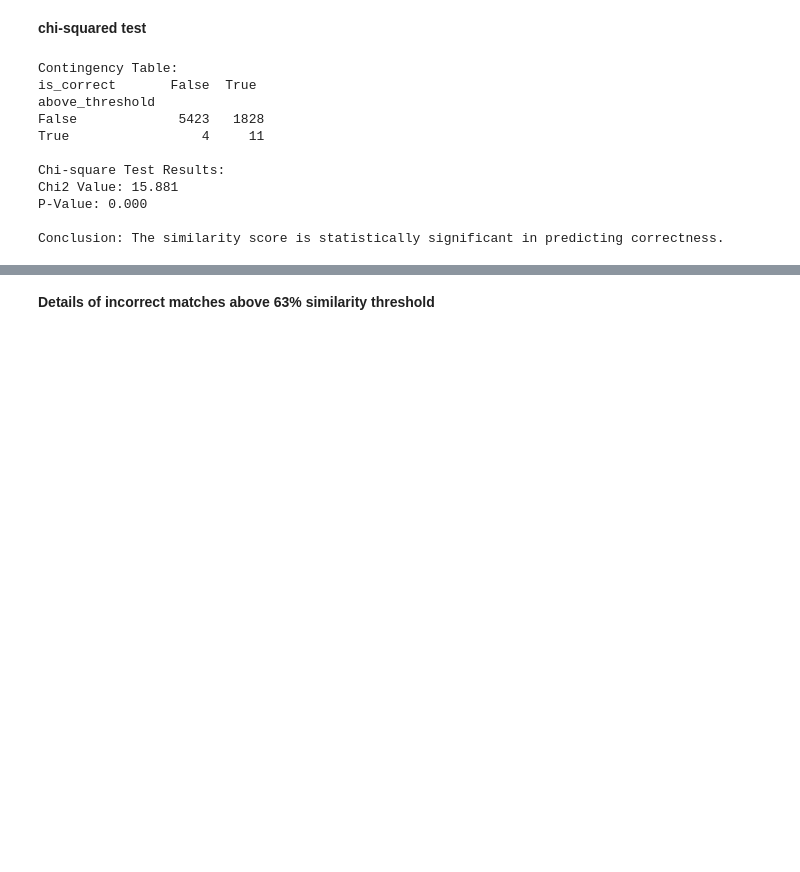
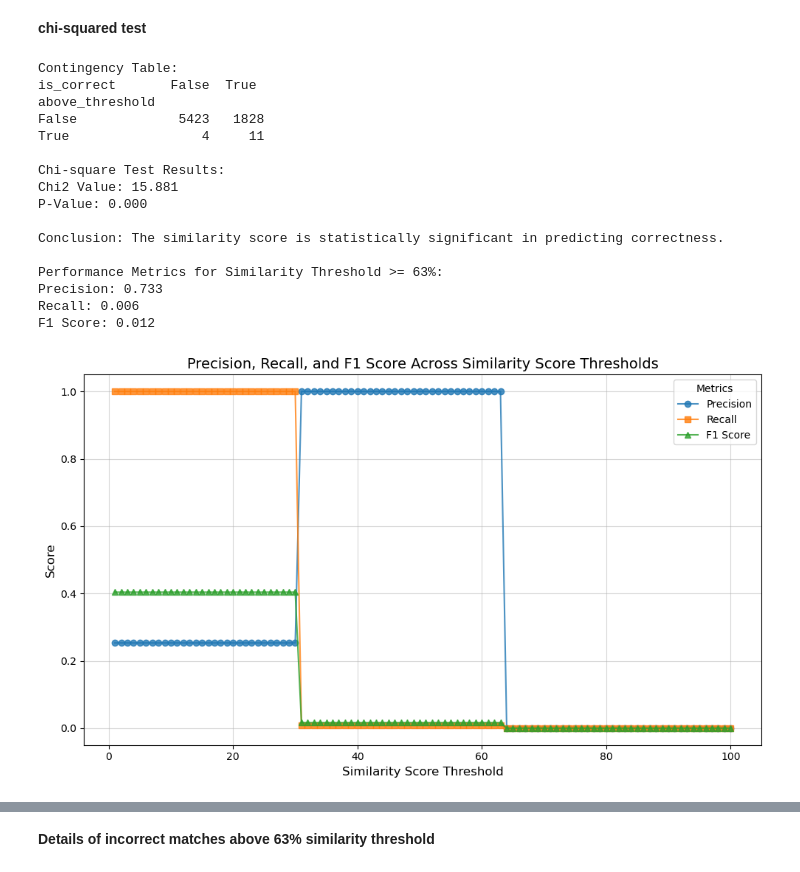
Before and after one commit to darinatic/insupply, a Jupyter notebook: notebooks/main.ipynb, the cells around one changed output, grey strips where cells are left out. Cells and saved outputs as stored; diff of their text form; code cells hidden in the pictures; blank space fills up the shorter version.

```diff
--- a/notebooks/main.ipynb
+++ b/notebooks/main.ipynb
@@ -267,46 +337,101 @@ Variable 2: Whether the prediction is correct (is_correct: categorical 1 or 0).
 # %% [markdown]
 **chi-squared test**
 # %%
+import pandas as pd
+import numpy as np
+import matplotlib.pyplot as plt
+from sklearn.metrics import precision_score, recall_score, f1_score
 from scipy.stats import chi2_contingency
 
-# Ensure df_copy already exists from the previous cell
-# Filter rows with valid similarity scores (use df_copy directly)
+# Ensure df_copy already exists
+# Filter rows with valid similarity scores
 df_valid = df_copy.dropna(subset=['similarity_score', 'is_correct'])
 
-# Create a binary threshold column in df_valid (if not already created)
-if 'above_threshold' not in df_valid.columns:
-    df_valid['above_threshold'] = df_valid['similarity_score'] >= 63
-
-# Validate totals from the metrics table
-total_records_from_metrics = metrics_by_score['total_records'].sum()
-total_matches_from_metrics = metrics_by_score['matches'].sum()
+# Add a binary threshold column (>= 63% similarity)
+df_valid['above_threshold'] = df_valid['similarity_score'] >= 63
 
 # Contingency table
 contingency_table = pd.crosstab(df_valid['above_threshold'], df_valid['is_correct'])
 print("Contingency Table:")
 print(contingency_table)
 
 # Perform Chi-square test
 chi2, p_value, _, _ = chi2_contingency(contingency_table)
 print(f"\nChi-square Test Results:\nChi2 Value: {chi2:.3f}\nP-Value: {p_value:.3f}")
 
-# Evaluate the reliability
+# Evaluate reliability
 if p_value < 0.05:
     print("\nConclusion: The similarity score is statistically significant in predicting correctness.")
 else:
     print("\nConclusion: The similarity score is not statistically significant in predicting correctness.")
+
+# Extract true_positive, false_positive, true_negative, false_negative
+true_negative = contingency_table.loc[False, False]
+false_negative = contingency_table.loc[False, True]
+false_positive = contingency_table.loc[True, False]
+true_positive = contingency_table.loc[True, True]
+
+# Precision, Recall, and F1 Score
+precision = true_positive / (true_positive + false_positive) if (true_positive + false_positive) > 0 else 0
+recall = true_positive / (true_positive + false_negative) if (true_positive + false_negative) > 0 else 0
+f1 = 2 * (precision * recall) / (precision + recall) if (precision + recall) > 0 else 0
+
+print(f"\nPerformance Metrics for Similarity Threshold >= 63%:")
+print(f"Precision: {precision:.3f}")
+print(f"Recall: {recall:.3f}")
+print(f"F1 Score: {f1:.3f}")
+
+# Define true labels and similarity scores for visualization
+y_true = [1] * (true_positive + false_negative) + [0] * (true_negative + false_positive)
+similarity_scores = [63.0] * true_positive + [63.0] * false_positive + [30.0] * false_negative + [30.0] * true_negative
+
+# Initialize lists for thresholds
+thresholds = list(range(1, 101))
+precisions = []
+recalls = []
+f1_scores = []
+
+# Test thresholds
+for threshold in thresholds:
+    y_pred = [1 if score >= threshold else 0 for score in similarity_scores]
+
+    # Calculate metrics
+    precisions.append(precision_score(y_true, y_pred, zero_division=0))
+    recalls.append(recall_score(y_true, y_pred, zero_division=0))
+    f1_scores.append(f1_score(y_true, y_pred, zero_division=0))
+
+# Plot Precision, Recall, and F1 Score across thresholds
+plt.figure(figsize=(10, 6))
+plt.plot(thresholds, precisions, label="Precision", linestyle='-', marker='o', alpha=0.8)
+plt.plot(thresholds, recalls, label="Recall", linestyle='-', marker='s', alpha=0.8)
+plt.plot(thresholds, f1_scores, label="F1 Score", linestyle='-', marker='^', alpha=0.8)
+
+# Customize the plot
+plt.title("Precision, Recall, and F1 Score Across Similarity Score Thresholds", fontsize=14)
+plt.xlabel("Similarity Score Threshold", fontsize=12)
+plt.ylabel("Score", fontsize=12)
+plt.legend(title="Metrics", fontsize=10)
+plt.grid(alpha=0.5)
+plt.tight_layout()
+plt.show()
 # %% [output]
 Contingency Table:
 is_correct       False  True
 above_threshold
 False             5423   1828
 True                 4     11
 
 Chi-square Test Results:
 Chi2 Value: 15.881
 P-Value: 0.000
 
 Conclusion: The similarity score is statistically significant in predicting correctness.
+
+Performance Metrics for Similarity Threshold >= 63%:
+Precision: 0.733
+Recall: 0.006
+F1 Score: 0.012
+[figure, added]
 # %% [markdown]
 1. Does Accuracy Fall Off After 63%?
 Observations:
```
Also changed, not shown: parts of 11 cells of this notebook.
